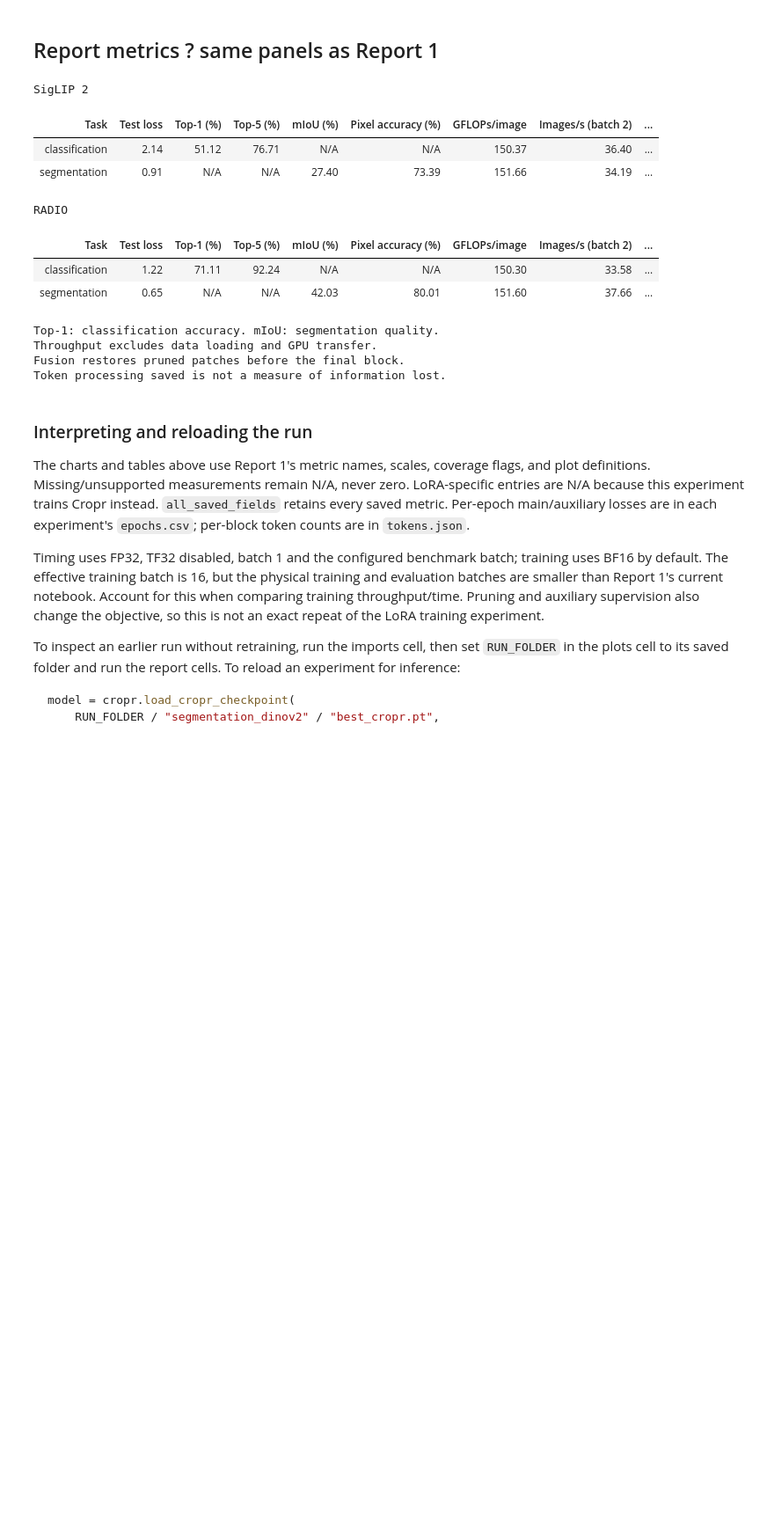
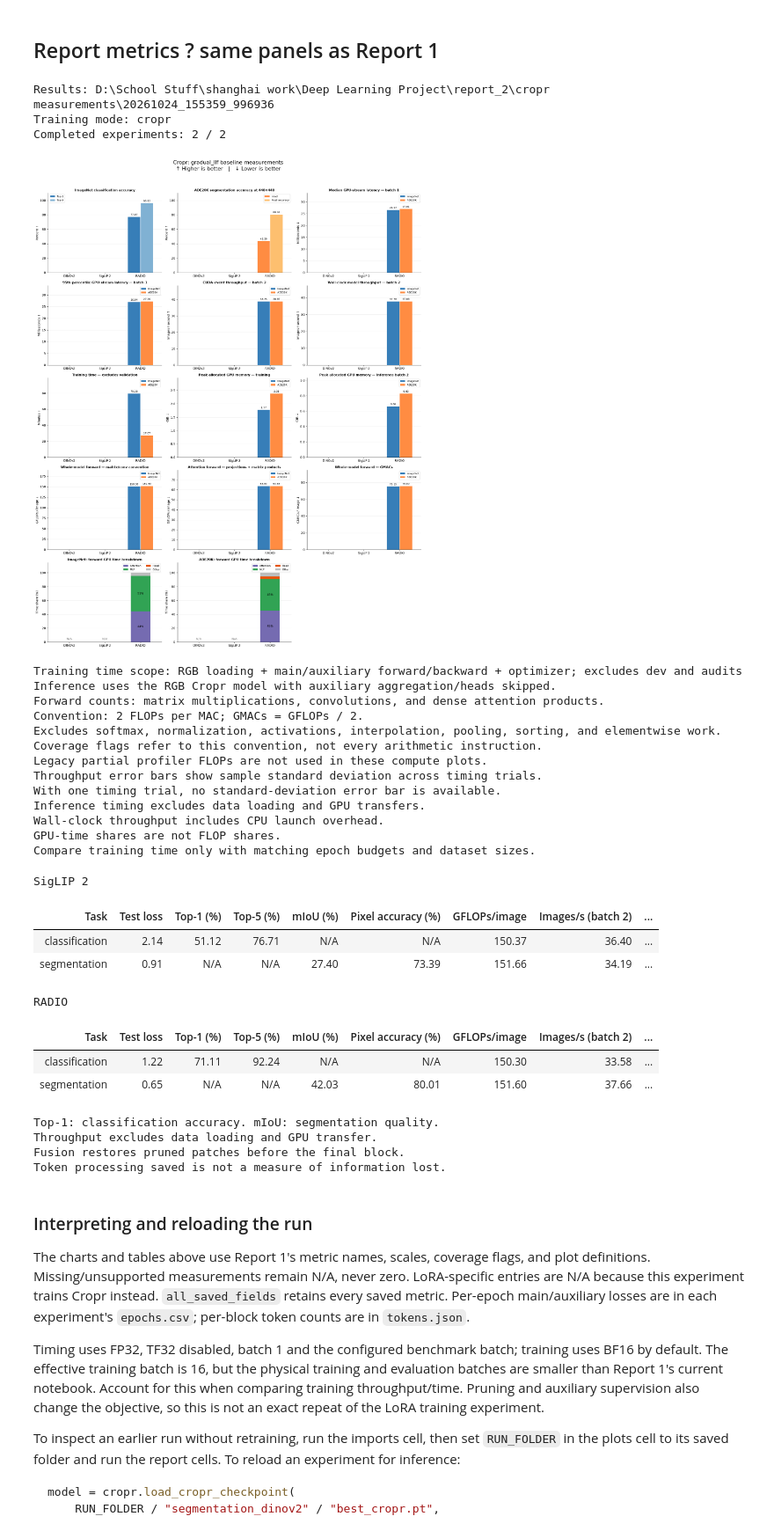
Before and after one commit to ohj888/DeepLearning-Project, a Jupyter notebook: report_2/report2_add_attn_changes.ipynb, the cells around one changed output. Shown at 88% size. Cells and saved outputs as stored; diff of their text form; code cells hidden in the pictures; blank space fills up the shorter version.

```diff
--- a/report_2/report2_add_attn_changes.ipynb
+++ b/report_2/report2_add_attn_changes.ipynb
@@ -19,12 +19,20 @@ import os
 import importlib
 from pathlib import Path
 
-# Run from the project root or report_2 directory.
-_here = Path.cwd().resolve()
-REPORT2_DIR = _here if (_here / "cropr.py").is_file() else _here / "report_2"
-if not (REPORT2_DIR / "cropr.py").is_file():
-    raise FileNotFoundError("Open this notebook from the project root or report_2")
-sys.path.insert(0, str(REPORT2_DIR)) if str(REPORT2_DIR) not in sys.path else None
+# Resolve shared assets and imports without changing the working directory.
+PROJECT_ROOT = next((p for p in (Path.cwd().resolve(), *Path.cwd().resolve().parents)
+                     if (p / "models").is_dir() and (p / "report_1").is_dir()
+                     and (p / "report_2").is_dir()), None)
+if PROJECT_ROOT is None:
+    raise FileNotFoundError("Open this notebook inside the Deep Learning Project directory.")
+ROOT = PROJECT_ROOT
+if str(PROJECT_ROOT) not in sys.path:
+    sys.path.insert(0, str(PROJECT_ROOT))
+REPORT1_DIR = PROJECT_ROOT / "report_1"
+REPORT2_DIR = PROJECT_ROOT / "report_2"
+
+if str(REPORT2_DIR) not in sys.path:
+    sys.path.insert(0, str(REPORT2_DIR))
 os.environ["HF_HUB_OFFLINE"] = "1"
 os.environ["TRANSFORMERS_OFFLINE"] = "1"
 os.environ["XFORMERS_DISABLED"] = "1"
@@ -34,7 +42,7 @@ import cropr
 import report2_cropr_runner as runner
 importlib.reload(cropr)
 importlib.reload(runner)
-ROOT = cropr.resolve_project_root(REPORT2_DIR.parent)
+ROOT = PROJECT_ROOT
 torch.set_num_threads(1)  # Same CPU-thread setting as Report 1.
 print("Model setup:", cropr.__file__)
 print("Runner:", runner.__file__)
@@ -151,8 +164,7 @@ TRAINING_MODE = "cropr"
 
 # Set RUN_FOLDER to an explicit folder to inspect another experiment.
 # Otherwise use this session's OUT, then the latest run of the selected mode.
-# RUN_FOLDER = Path(ROOT) / "report_2" / "cropr measurements" / "combined_20261020"
-RUN_FOLDER = Path(ROOT) / "report_2" / "cropr measurements" / "combined_20261020"
+RUN_FOLDER = globals().get("OUT") or (REPORT2_DIR / "cropr measurements" / "20261020_235213_481751")
 
 
 def load_selected_run(folder=None):
@@ -474,33 +486,51 @@ fig.suptitle(
     fontsize=17,
 )
 fig.tight_layout(rect=(0, 0, 1, 0.96))
 plt.show()
 
 print("Training time scope:", run_config.get("training_seconds_scope", "See result.json"))
 print("Inference uses the RGB Cropr model with auxiliary aggregation/heads skipped.")
 print(
     "Forward counts: matrix multiplications, convolutions, and dense attention products.\n"
     "Convention: 2 FLOPs per MAC; GMACs = GFLOPs / 2.\n"
     "Excludes softmax, normalization, activations, interpolation, pooling, "
     "sorting, and elementwise work.\n"
     "Coverage flags refer to this convention, not every arithmetic instruction.\n"
     "Legacy partial profiler FLOPs are not used in these compute plots.\n"
     "Throughput error bars show sample standard deviation across timing trials.\n"
     "With one timing trial, no standard-deviation error bar is available.\n"
     "Inference timing excludes data loading and GPU transfers.\n"
     "Wall-clock throughput includes CPU launch overhead.\n"
     "GPU-time shares are not FLOP shares.\n"
     "Compare training time only with matching epoch budgets and dataset sizes."
 )
 
 for metric in (WHOLE, ATTENTION):
     if not any(np.isfinite(values(task, metric)).any() for task in tasks):
         print(
             f"\nMissing or unverified: {metric}\n"
             "Inspect the saved FLOP coverage and error files.\n"
             "For an updated run, inspect forward_flops.json, flop_samples/, "
             "and any FLOP error file."
         )
+# %% [output]
+Results: D:\School Stuff\shanghai work\Deep Learning Project\report_2\cropr measurements\20261024_155359_996936
+Training mode: cropr
+Completed experiments: 2 / 2
+[figure, added]
+Training time scope: RGB loading + main/auxiliary forward/backward + optimizer; excludes dev and audits
+Inference uses the RGB Cropr model with auxiliary aggregation/heads skipped.
+Forward counts: matrix multiplications, convolutions, and dense attention products.
+Convention: 2 FLOPs per MAC; GMACs = GFLOPs / 2.
+Excludes softmax, normalization, activations, interpolation, pooling, sorting, and elementwise work.
+Coverage flags refer to this convention, not every arithmetic instruction.
+Legacy partial profiler FLOPs are not used in these compute plots.
+Throughput error bars show sample standard deviation across timing trials.
+With one timing trial, no standard-deviation error bar is available.
+Inference timing excludes data loading and GPU transfers.
+Wall-clock throughput includes CPU launch overhead.
+GPU-time shares are not FLOP shares.
+Compare training time only with matching epoch budgets and dataset sizes.
 # %%
 import pandas as pd
 from IPython.display import display
```
Also changed, not shown: parts of 2 cells of this notebook, 5 other files.
